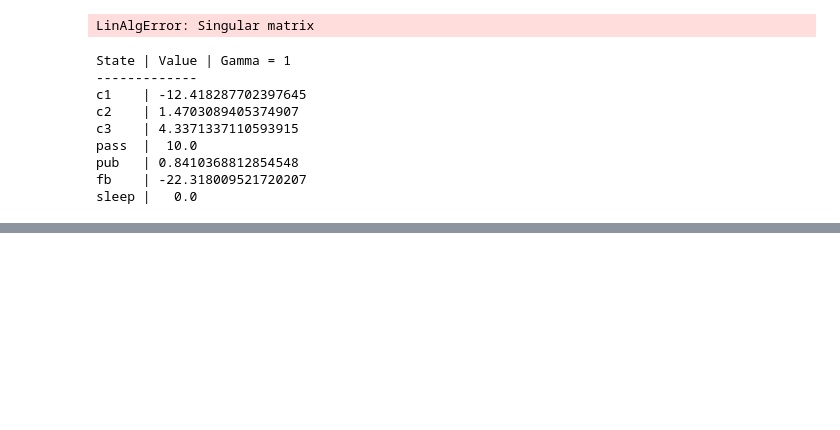
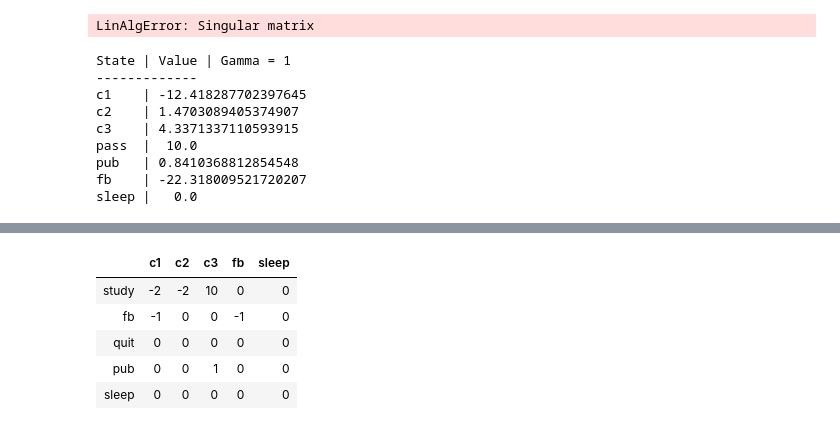
Before and after one commit to iam-sr13/IN-792-RL, a Jupyter notebook: Student MP.ipynb, the cells around one changed output, grey strips where cells are left out. Saved outputs shown, nothing was run; the diff lists cells and outputs as text; code cells hidden in the pictures; blank space fills up the shorter version.

```diff
--- a/Student MP.ipynb
+++ b/Student MP.ipynb
@@ -269,0 +405,9 @@ for i in range(len(studmrp.V)):
+# %%
+studmdp.A2R
+# %% [output]
+|  | c1 | c2 | c3 | fb | sleep |
+| study | -2 | -2 | 10 | 0 | 0 |
+| fb | -1 | 0 | 0 | -1 | 0 |
+| quit | 0 | 0 | 0 | 0 | 0 |
+| pub | 0 | 0 | 1 | 0 | 0 |
+| sleep | 0 | 0 | 0 | 0 | 0 |
```
Also changed, not shown: parts of 9 cells of this notebook.
